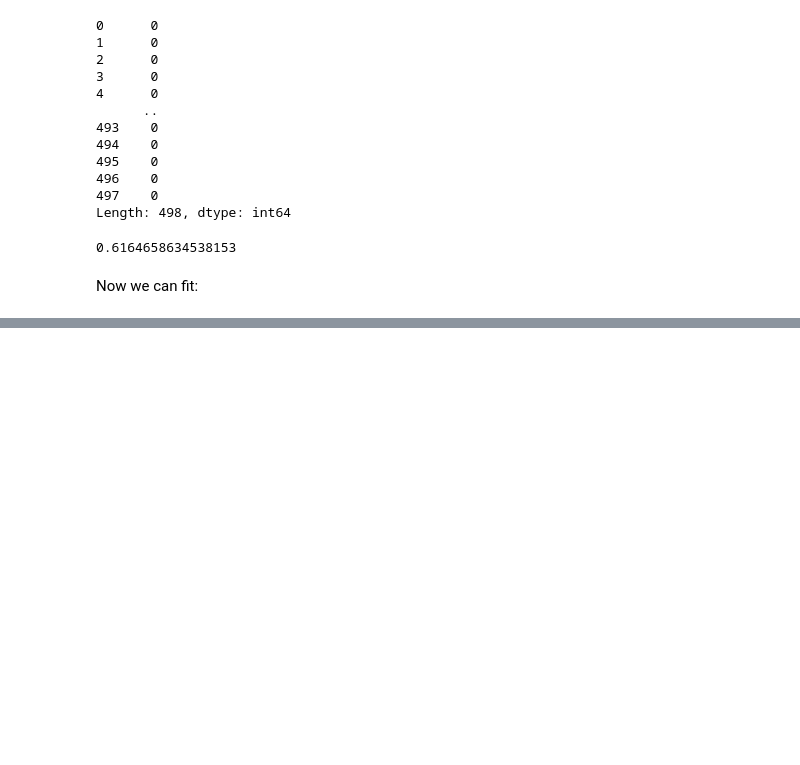
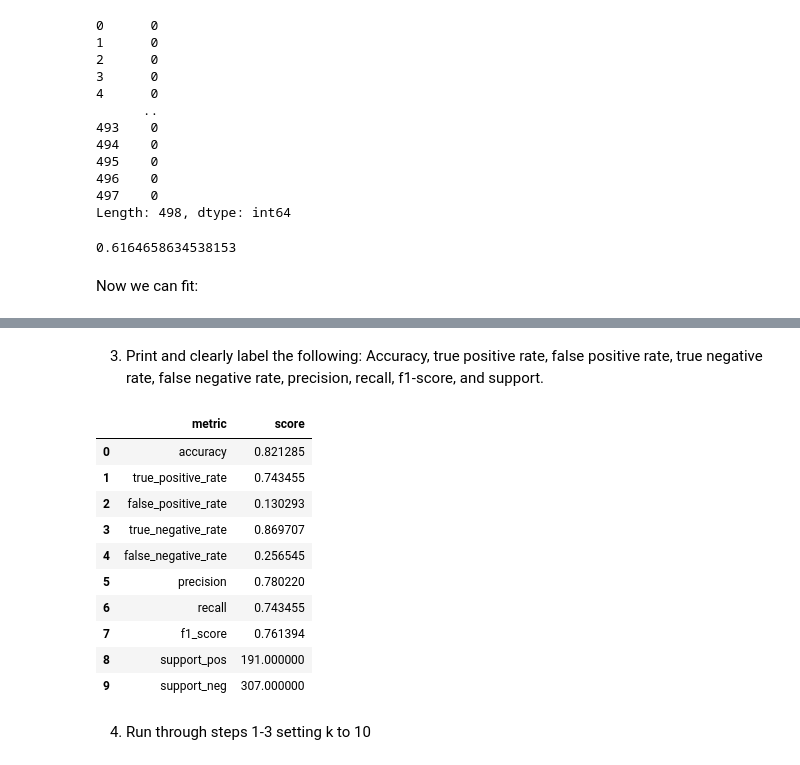
Before and after one commit to NikkideVries/classification-exercises, a Jupyter notebook: knn_model.ipynb, the cells around one changed output, grey strips where cells are left out. Drawn from its saved outputs; the diff is of its cells as text; code cells hidden in the pictures; blank space fills up the shorter version.

```diff
--- a/knn_model.ipynb
+++ b/knn_model.ipynb
@@ -123,0 +130,5 @@ AttributeError: 'Flags' object has no attribute 'c_contiguous'
+# %%
+#confusion matrix
+cm = confusion_matrix(y_train, y_train_pred)
+pd.DataFrame(cm, index=['Actual 0', 'Actual 1'],
+             columns=['Pred 0', 'Pred 1'])
@@ -123,0 +163,57 @@ AttributeError: 'Flags' object has no attribute 'c_contiguous'
+# %% [markdown]
+3.  Print and clearly label the following: Accuracy, true positive rate, false positive rate, true negative rate, false negative rate, precision, recall, f1-score, and support.
+# %%
+tn, fp, fn, tp = cm.ravel()
+
+accuracy = (tp + tn)/(tn + fp + fn + tp)
+
+true_positive_rate = tp/(tp + fn)
+false_positive_rate = fp/(fp + tn)
+true_negative_rate = tn/(tn + fp)
+false_negative_rate = fn/(fn + tp)
+
+precision = tp/(tp + fp)
+recall = tp/(tp + fn)
+f1_score = 2*(precision*recall)/(precision+recall)
+
+support_pos = tp + fn
+support_neg = fp + tn
+
+dict = {
+    'metric' : ['accuracy'
+                ,'true_positive_rate'
+                ,'false_positive_rate'
+                ,'true_negative_rate'
+                ,'false_negative_rate'
+                ,'precision'
+                ,'recall'
+                ,'f1_score'
+                ,'support_pos'
+                ,'support_neg']
+    ,'score' : [accuracy
+                ,true_positive_rate
+                ,false_positive_rate
+                ,true_negative_rate
+                ,false_negative_rate
+                ,precision
+                ,recall
+                ,f1_score
+                ,support_pos
+                ,support_neg]
+}
+
+pd.DataFrame(dict)
+# %% [output]
+|  | metric | score |
+| 0 | accuracy | 0.821285 |
+| 1 | true_positive_rate | 0.743455 |
+| 2 | false_positive_rate | 0.130293 |
+| 3 | true_negative_rate | 0.869707 |
+| 4 | false_negative_rate | 0.256545 |
+| 5 | precision | 0.780220 |
+| 6 | recall | 0.743455 |
+| 7 | f1_score | 0.761394 |
+| 8 | support_pos | 191.000000 |
+| 9 | support_neg | 307.000000 |
+# %% [markdown]
+4. Run through steps 1-3 setting k to 10
```
Also changed, not shown: parts of 19 cells of this notebook, 1 other file.
